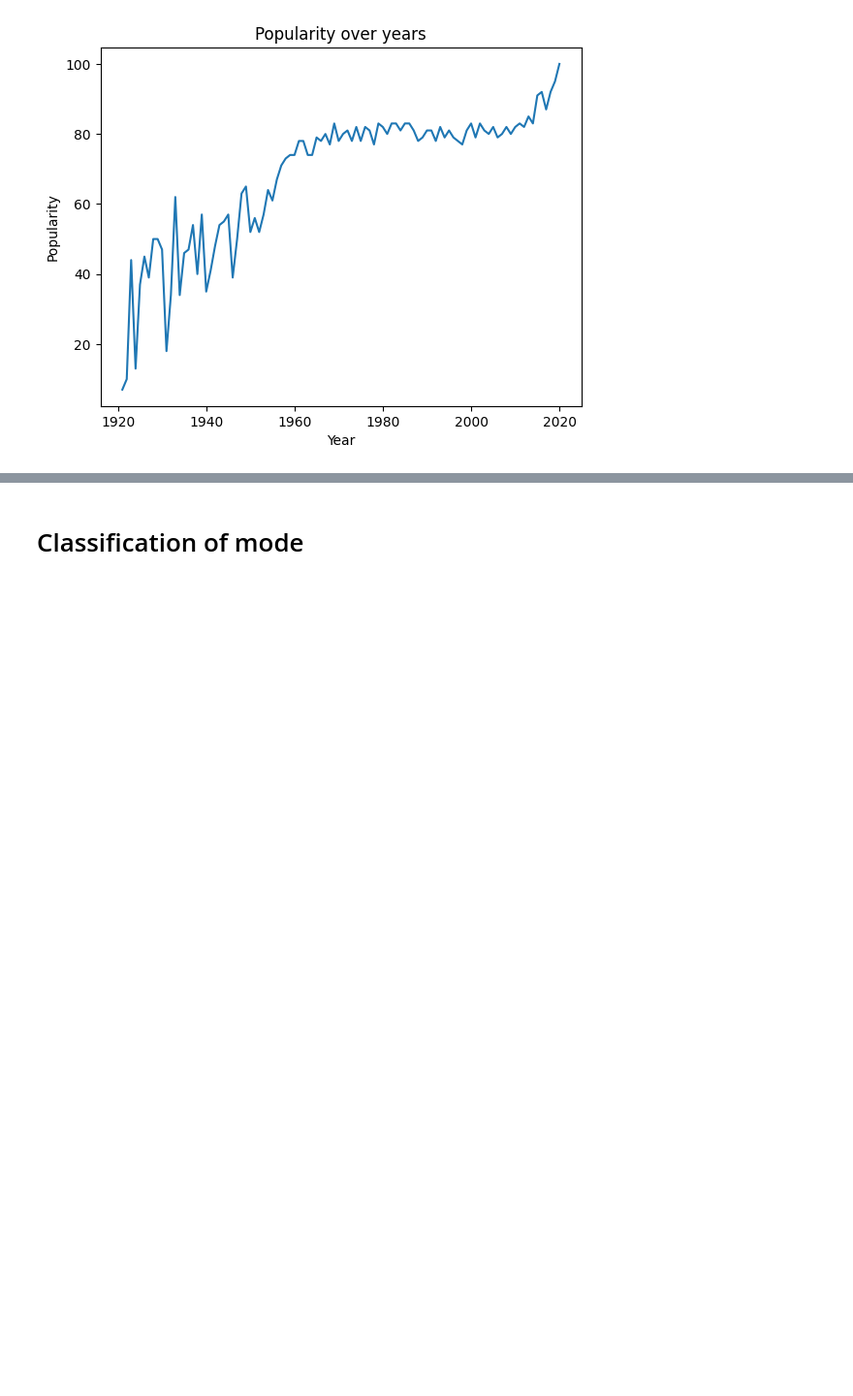
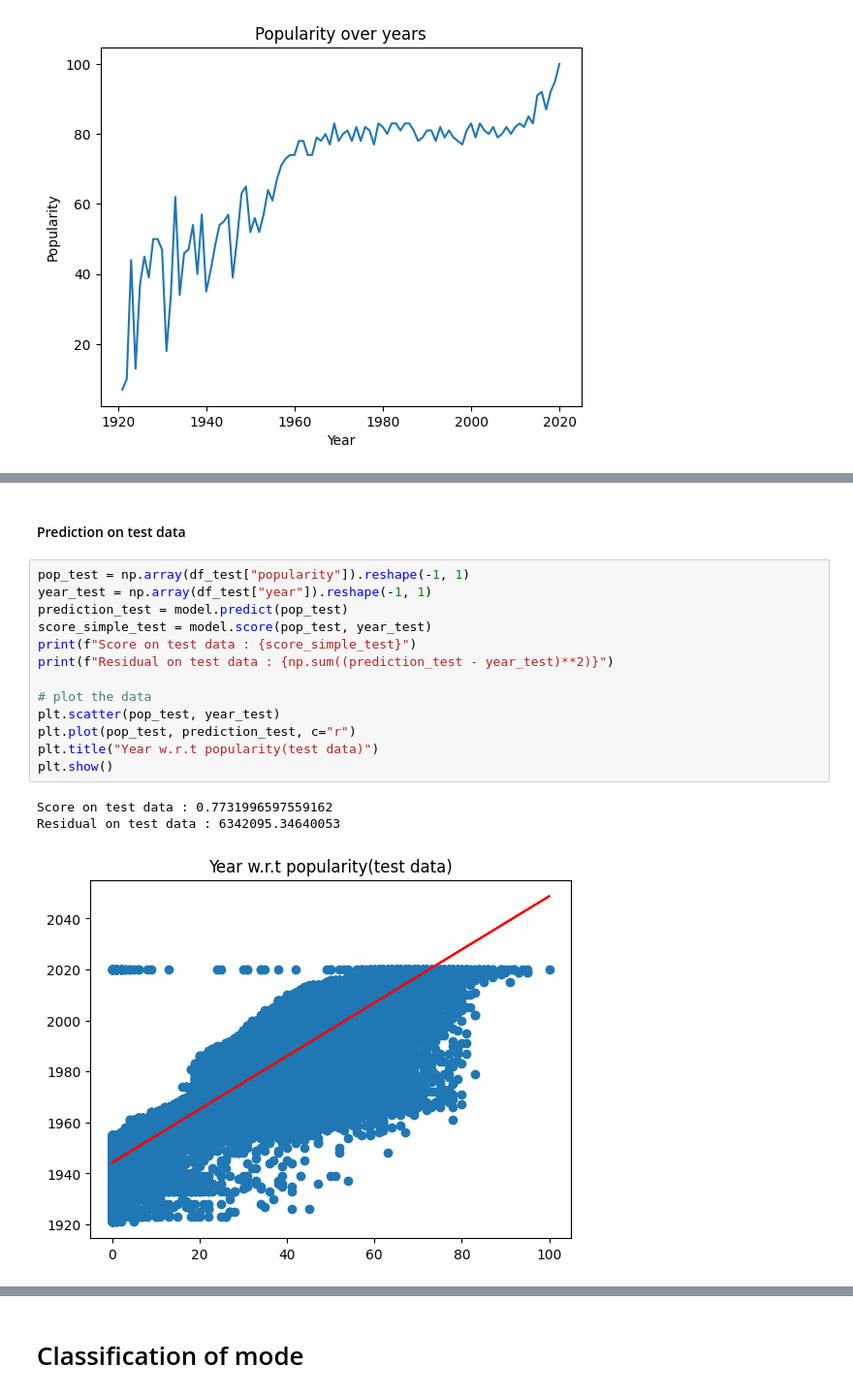
Before and after one commit to Manuela-AYO/DAProject2022, a Jupyter notebook: spotifyAnalysis.ipynb, the cells around one changed output, grey strips where cells are left out. Shown at 97% size. Saved outputs shown, nothing was run; the diff lists cells and outputs as text; blank space fills up the shorter version.

```diff
--- a/spotifyAnalysis.ipynb
+++ b/spotifyAnalysis.ipynb
@@ -1387,0 +1255,19 @@ NameError: name 'np' is not defined
+# %% [markdown]
+#### Prediction on test data
+# %%
+pop_test = np.array(df_test["popularity"]).reshape(-1, 1)
+year_test = np.array(df_test["year"]).reshape(-1, 1)
+prediction_test = model.predict(pop_test)
+score_simple_test = model.score(pop_test, year_test)
+print(f"Score on test data : {score_simple_test}")
+print(f"Residual on test data : {np.sum((prediction_test - year_test)**2)}")
+
+# plot the data
+plt.scatter(pop_test, year_test)
+plt.plot(pop_test, prediction_test, c="r")
+plt.title("Year w.r.t popularity(test data)")
+plt.show()
+# %% [output]
+Score on test data : 0.7731996597559162
+Residual on test data : 6342095.34640053
+[figure, added]
```
Also changed, not shown: parts of 102 cells of this notebook.
